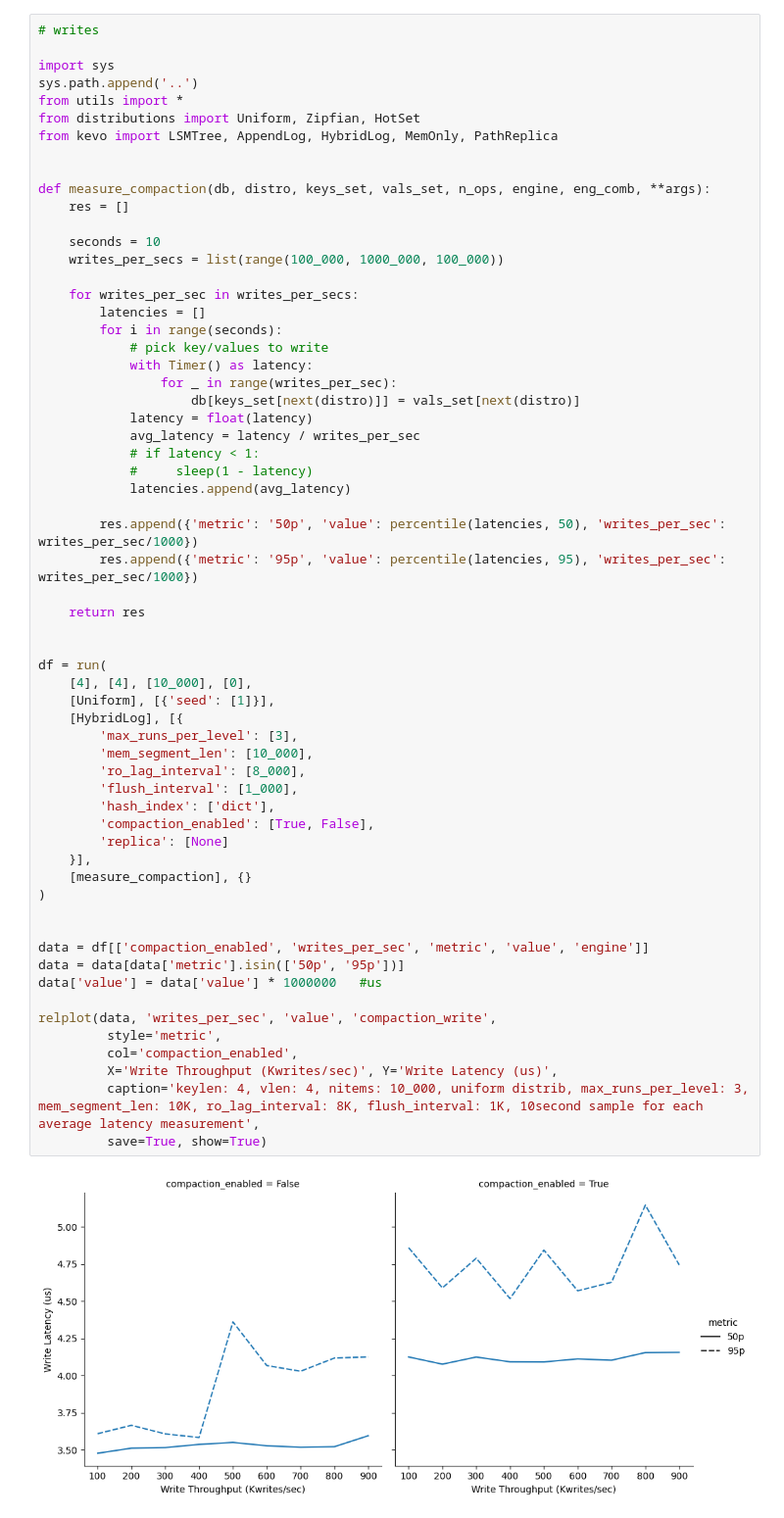
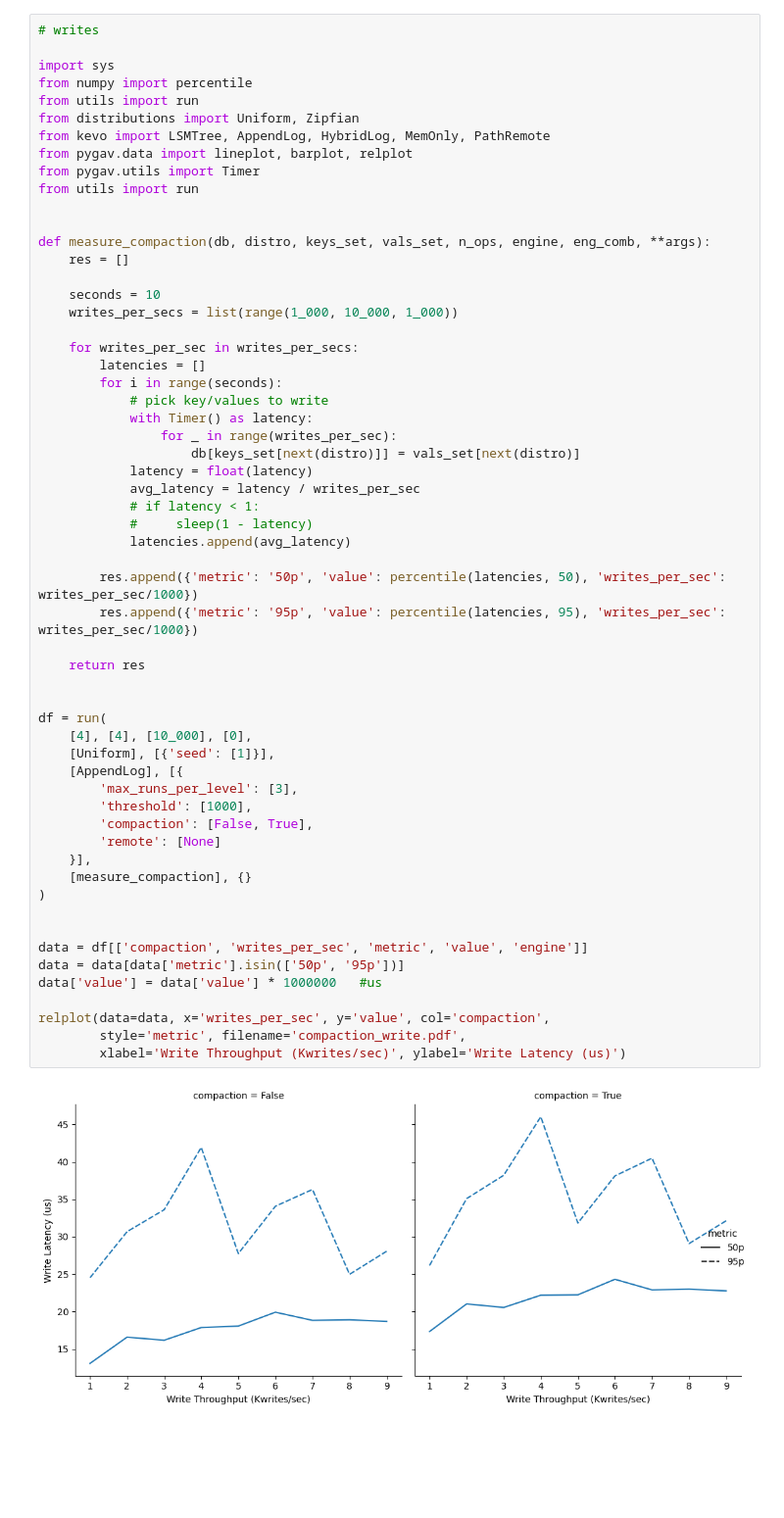
Before and after one commit to nikosgavalas/tud-thesis, a Jupyter notebook: benchmarks/compaction.ipynb, the cells around one changed output. Shown at 98% size. Cells and saved outputs as stored; diff of their text form; blank space fills up the shorter version.

```diff
--- a/benchmarks/compaction.ipynb
+++ b/benchmarks/compaction.ipynb
@@ -38,62 +2,59 @@ def relplot(data, x, y, filename,
 # writes
 
 import sys
-sys.path.append('..')
-from utils import *
-from distributions import Uniform, Zipfian, HotSet
-from kevo import LSMTree, AppendLog, HybridLog, MemOnly, PathReplica
+from numpy import percentile
+from utils import run
+from distributions import Uniform, Zipfian
+from kevo import LSMTree, AppendLog, HybridLog, MemOnly, PathRemote
+from pygav.data import lineplot, barplot, relplot
+from pygav.utils import Timer
+from utils import run
 
 
 def measure_compaction(db, distro, keys_set, vals_set, n_ops, engine, eng_comb, **args):
     res = []
 
     seconds = 10
-    writes_per_secs = list(range(100_000, 1000_000, 100_000))
+    writes_per_secs = list(range(1_000, 10_000, 1_000))
 
     for writes_per_sec in writes_per_secs:
         latencies = []
         for i in range(seconds):
             # pick key/values to write
             with Timer() as latency:
                 for _ in range(writes_per_sec):
                     db[keys_set[next(distro)]] = vals_set[next(distro)]
             latency = float(latency)
             avg_latency = latency / writes_per_sec
             # if latency < 1:
             #     sleep(1 - latency)
             latencies.append(avg_latency)
 
         res.append({'metric': '50p', 'value': percentile(latencies, 50), 'writes_per_sec': writes_per_sec/1000})
         res.append({'metric': '95p', 'value': percentile(latencies, 95), 'writes_per_sec': writes_per_sec/1000})
 
     return res
 
 
 df = run(
     [4], [4], [10_000], [0],
     [Uniform], [{'seed': [1]}],
-    [HybridLog], [{
+    [AppendLog], [{
         'max_runs_per_level': [3],
-        'mem_segment_len': [10_000],
-        'ro_lag_interval': [8_000],
-        'flush_interval': [1_000],
-        'hash_index': ['dict'],
-        'compaction_enabled': [True, False],
-        'replica': [None]
+        'threshold': [1000],
+        'compaction': [False, True],
+        'remote': [None]
     }],
     [measure_compaction], {}
 )
 
 
-data = df[['compaction_enabled', 'writes_per_sec', 'metric', 'value', 'engine']]
+data = df[['compaction', 'writes_per_sec', 'metric', 'value', 'engine']]
 data = data[data['metric'].isin(['50p', '95p'])]
 data['value'] = data['value'] * 1000000   #us
 
-relplot(data, 'writes_per_sec', 'value', 'compaction_write',
-         style='metric',
-         col='compaction_enabled',
-         X='Write Throughput (Kwrites/sec)', Y='Write Latency (us)',
-         caption='keylen: 4, vlen: 4, nitems: 10_000, uniform distrib, max_runs_per_level: 3, mem_segment_len: 10K, ro_lag_interval: 8K, flush_interval: 1K, 10second sample for each average latency measurement',
-         save=True, show=True)
+relplot(data=data, x='writes_per_sec', y='value', col='compaction',
+        style='metric', filename='compaction_write.pdf',
+        xlabel='Write Throughput (Kwrites/sec)', ylabel='Write Latency (us)')
 # %% [output]
-[figure, old version]
+[figure, new version]
```
Also changed, not shown: parts of 3 cells of this notebook, 34 other files.
